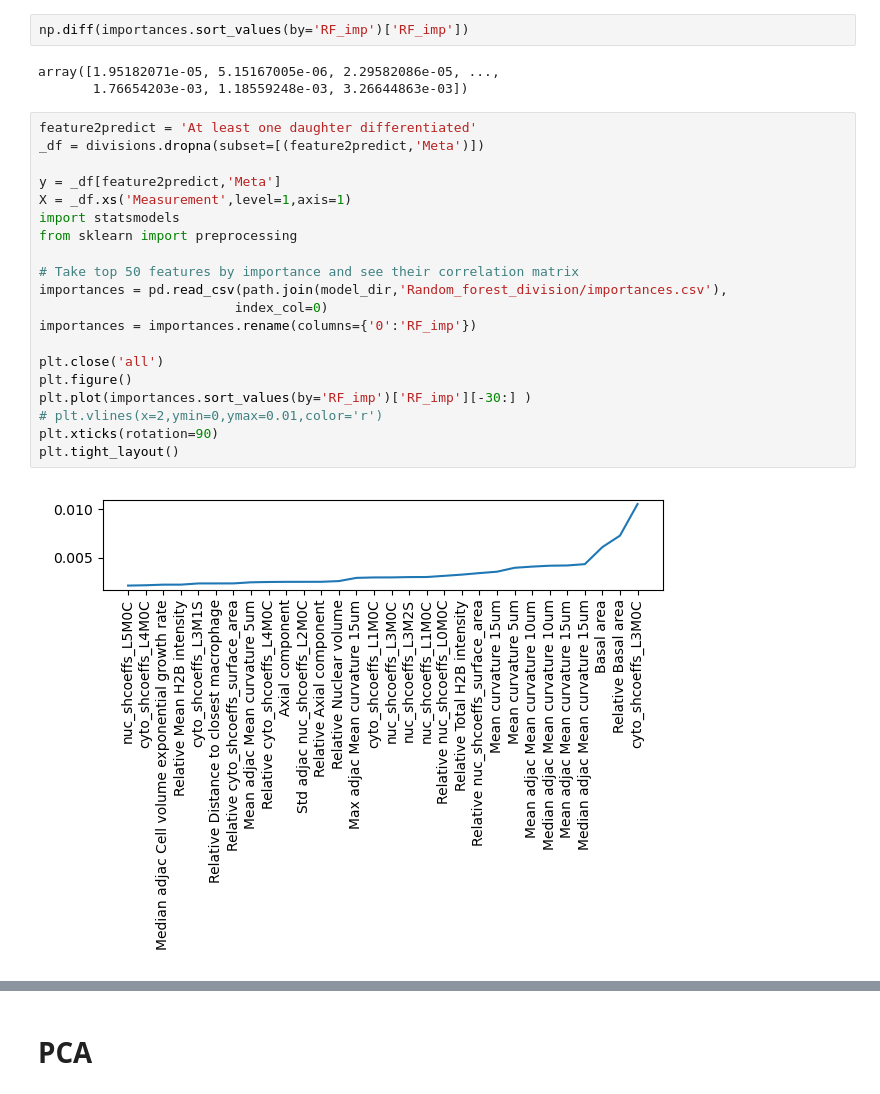
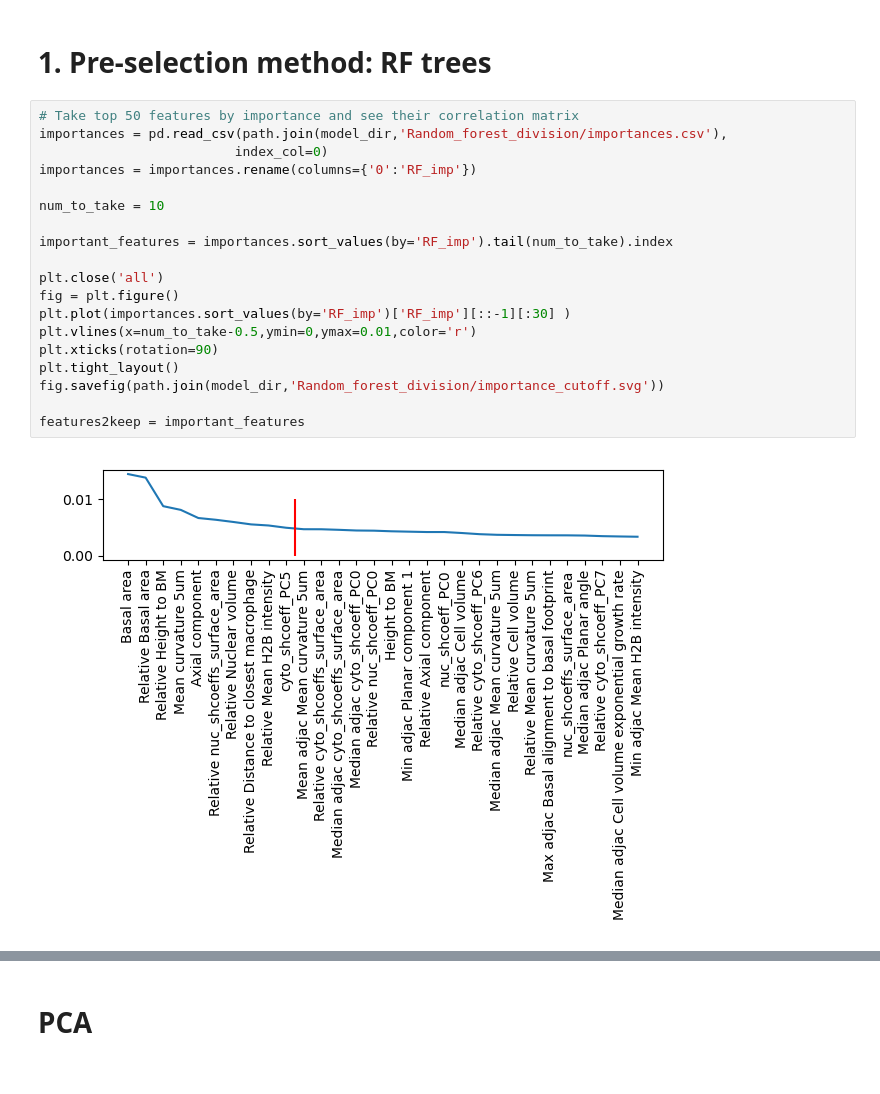
Before and after one commit to xies/mouse_skin_size_control, a Jupyter notebook: 2025_lineage_analysis/prediction_model_notebooks/linear_models/GLM_classify_division.ipynb, the cells around one changed output, grey strips where cells are left out. Drawn from its saved outputs; the diff is of its cells as text.

```diff
--- a/2025_lineage_analysis/prediction_model_notebooks/linear_models/GLM_classify_division.ipynb
+++ b/2025_lineage_analysis/prediction_model_notebooks/linear_models/GLM_classify_division.ipynb
@@ -72,27 +298,23 @@ adjdict_by_region = {name: [np.load(path.join(dirname,f'Mastodon/basal_connectiv
-# %%
-np.diff(importances.sort_values(by='RF_imp')['RF_imp'])
-# %% [output]
-array([1.95182071e-05, 5.15167005e-06, 2.29582086e-05, ...,
-       1.76654203e-03, 1.18559248e-03, 3.26644863e-03])
+# %% [markdown]
+# 1. Pre-selection method: RF trees
 # %%
-feature2predict = 'At least one daughter differentiated'
-_df = divisions.dropna(subset=[(feature2predict,'Meta')])
-
-y = _df[feature2predict,'Meta']
-X = _df.xs('Measurement',level=1,axis=1)
-import statsmodels
-from sklearn import preprocessing
-
 # Take top 50 features by importance and see their correlation matrix
 importances = pd.read_csv(path.join(model_dir,'Random_forest_division/importances.csv'),
                          index_col=0)
 importances = importances.rename(columns={'0':'RF_imp'})
 
+num_to_take = 10
+
+important_features = importances.sort_values(by='RF_imp').tail(num_to_take).index
+
 plt.close('all')
-plt.figure()
-plt.plot(importances.sort_values(by='RF_imp')['RF_imp'][-30:] )
-# plt.vlines(x=2,ymin=0,ymax=0.01,color='r')
+fig = plt.figure()
+plt.plot(importances.sort_values(by='RF_imp')['RF_imp'][::-1][:30] )
+plt.vlines(x=num_to_take-0.5,ymin=0,ymax=0.01,color='r')
 plt.xticks(rotation=90)
 plt.tight_layout()
+fig.savefig(path.join(model_dir,'Random_forest_division/importance_cutoff.svg'))
+
+features2keep = important_features
 # %% [output]
-[figure, old version]
+[figure, new version]
```
Also changed, not shown: parts of 23 cells of this notebook, 6 other files.
